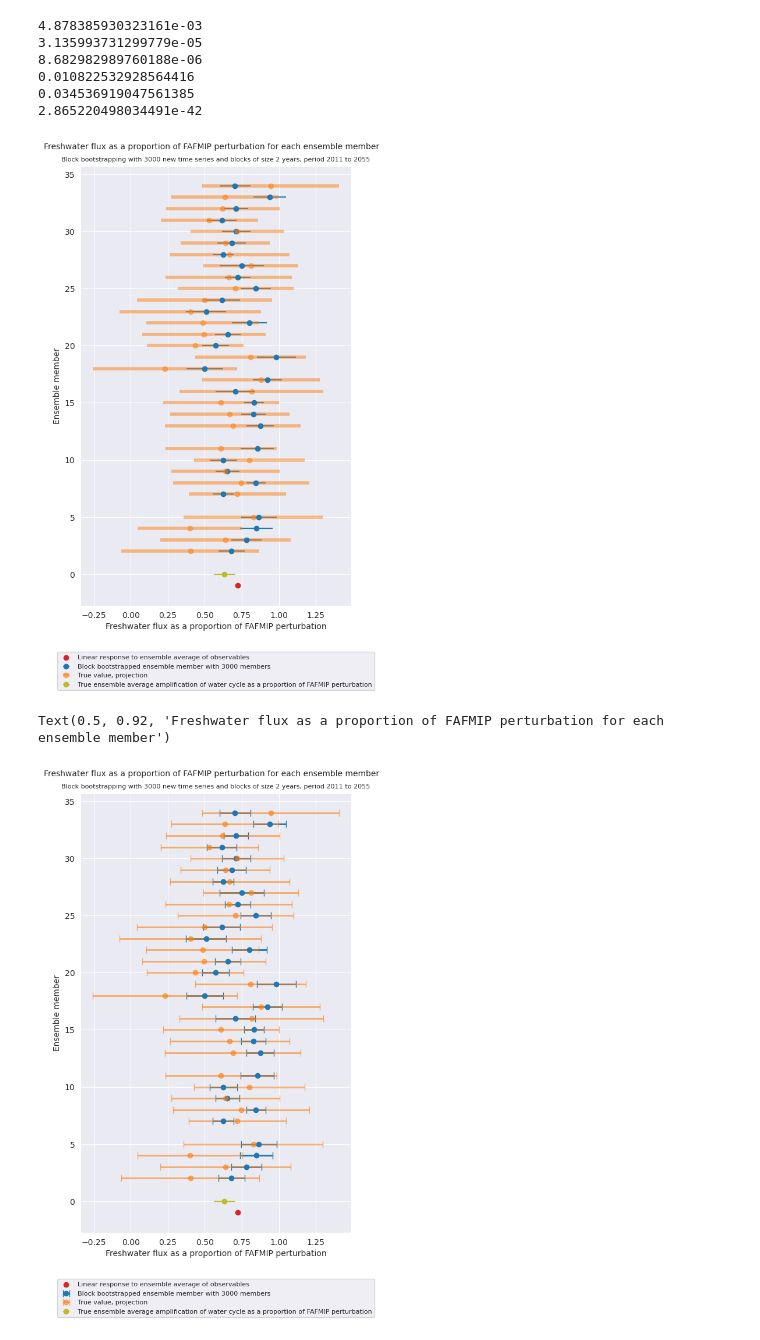
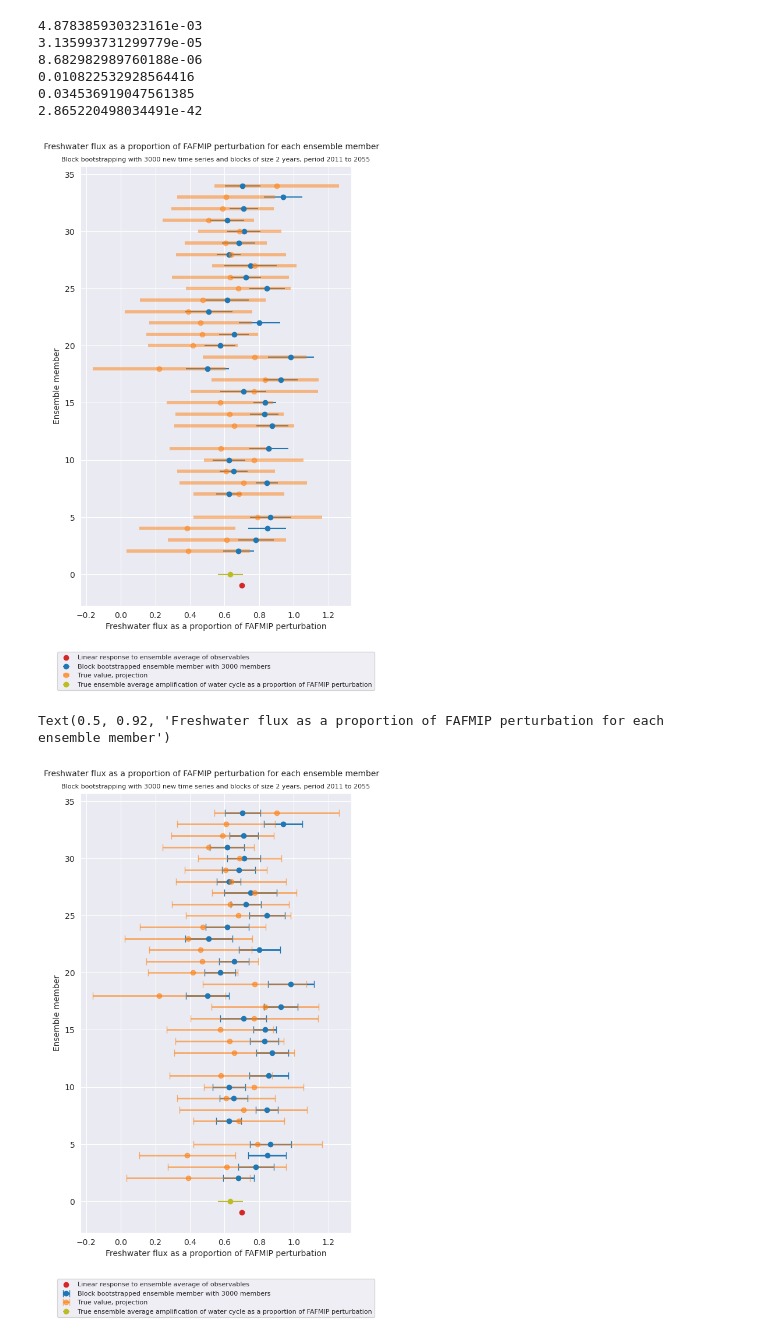
Before and after one commit to aurora-bf/freshwater_flux_linresp, a Jupyter notebook: model_tests/longer_time_series/individual_ensemble_member_CESM_longertimeseries.ipynb, the cells around one changed output. Cells and saved outputs as stored; diff of their text form; code cells hidden in the pictures.

```diff
--- a/model_tests/longer_time_series/individual_ensemble_member_CESM_longertimeseries.ipynb
+++ b/model_tests/longer_time_series/individual_ensemble_member_CESM_longertimeseries.ipynb
@@ -70,9 +70,9 @@ for i in range(0,34):
 
 #unpickle true fluxes from true_freshwater_fluxes.ipynb
 import pickle
-with open(cwd+"/pickled_files/freshwater_fluxes_projection_mean_boot_2011to2055", "rb") as fp:   #Unpickling
+with open(cwd+"/pickled_files/freshwater_fluxes_projection_mean_boot_2011to2055_new", "rb") as fp:   #Unpickling
     mean_boot=pickle.load(fp)
-with open(cwd+"/pickled_files/freshwater_fluxes_projection_std_boot_2011to2055", "rb") as fp:   #Unpickling
+with open(cwd+"/pickled_files/freshwater_fluxes_projection_std_boot_2011to2055_new", "rb") as fp:   #Unpickling
     std_boot=pickle.load(fp)
 
 
@@ -148,27 +148,0 @@ Text(0.5, 0.92, 'Freshwater flux as a proportion of FAFMIP perturbation for each
-# %%
-import seaborn as sns
-import matplotlib as mpl
-sns.set_style(style="darkgrid")
-mpl.rcParams['figure.dpi'] = 100
-
-import matplotlib as mpl
-mpl.rcParams['figure.dpi'] = 100
-fig,ax=plt.subplots(figsize=(6,10))
-plt.errorbar(trend_uncertainty_bootstrap_mean_method1, np.linspace(1,34,34),xerr=trend_uncertainty_bootstrap_std_method1,fmt ='o',
-        color='tab:blue',ms=6, label='Block bootstrapped ensemble member with 3000 members')
-plt.errorbar(mean_boot2, np.linspace(1,34,34),xerr=std_boot2,fmt ='o', color='tab:pink',alpha=0.5,
-        ms=6, elinewidth=4, label='True value, Integration')
-
-ax.set_ylabel('Ensemble member')
-ax.set_xlabel('Freshwater flux as a proportion of FAFMIP perturbation')
-ax.errorbar(0.7694727270083263,0,xerr=0.06289917895354336, color='tab:olive',fmt ='o',
-        ms=6,label='True ensemble average amplification of water cycle as a proportion of FAFMIP perturbation') #this value comes from true_freshwater_fluxes.ipynb
-
-ax.scatter(0.72194552016223886,-1,color='tab:red',label='Linear response to ensemble average of observables') #this value comes from linear_response_CESM_ensemblemean.ipynb
-
-ax.scatter(np.average(trend_uncertainty_bootstrap_mean_method1,weights=trend_uncertainty_bootstrap_std_method1),-2,color='tab:purple',label='Mean of individual ensemble members above')
-ax.scatter(np.average(mean_boot2,weights=std_boot2),-3,color='tab:brown',label='Mean of true response for individual ensemble members above')
-
-ax.legend(loc='lower center',bbox_to_anchor=(0.5,-0.2),fontsize=8)
-plt.title('Block bootstrapping with 3000 new time series and blocks of size 2 years',fontsize=8)
-plt.suptitle('Freshwater flux as a proportion of FAFMIP perturbation for each ensemble member',fontsize=10, y=0.92)
@@ -287,10 +258,10 @@ plt.errorbar(mean_boot, np.linspace(1,34,34),xerr=std_boot,fmt ='o', color='tab:
 
 ax.set_ylabel('Ensemble member')
 ax.set_xlabel('Freshwater flux as a proportion of FAFMIP perturbation')
-ax.errorbar(0.6335444264133464,0,xerr=0.07281838219957282, color='tab:olive',fmt ='o',
+ax.errorbar(6.041795029834073e-01,0,xerr=0.056786976649796275, color='tab:olive',fmt ='o',
         ms=6,label='True ensemble average amplification of water cycle as a proportion of FAFMIP perturbation') #this value comes from true_freshwater_fluxes.ipynb
 
-ax.scatter(0.7219455201622388,-1,color='tab:red',label='Linear response to ensemble average of observables') #this value comes from linear_response_CESM_ensemblemean.ipynb
+ax.scatter(0.6981292172125115,-1,color='tab:red',label='Linear response to ensemble average of observables') #this value comes from linear_response_CESM_ensemblemean.ipynb
 
 #ax.scatter(np.average(trend_uncertainty_bootstrap_mean_method1,weights=trend_uncertainty_bootstrap_std_method1),-2,color='tab:purple',label='Mean of individual ensemble members above')
 #ax.scatter(np.average(mean_boot,weights=std_boot),-3,color='tab:brown',label='Mean of true response for individual ensemble members above')
@@ -301,38 +272,38 @@ plt.suptitle('Freshwater flux as a proportion of FAFMIP perturbation for each en
 mpl.pyplot.savefig('individual_members_projection_longer.png', dpi=500,bbox_inches='tight')
 mpl.pyplot.savefig('future_indiv_ensemble_sig.png', dpi=500,bbox_inches='tight')
 # %% [output]
-[figure, old version]
+[figure, new version]
 # %%
 #same as above except new style
 
 import seaborn as sns
 import matplotlib as mpl
 sns.set_style(style="darkgrid")
 mpl.rcParams['figure.dpi'] = 100
 import matplotlib as mpl
 mpl.rcParams['figure.dpi'] = 100
 fig,ax=plt.subplots(figsize=(6,10))
 plt.errorbar(trend_uncertainty_bootstrap_mean_method1, np.linspace(1,34,34),xerr=trend_uncertainty_bootstrap_std_method1,fmt ='o',
         color='tab:blue',ms=6, elinewidth=2, capsize=4, label='Block bootstrapped ensemble member with 3000 members')
 plt.errorbar(mean_boot, np.linspace(1,34,34),xerr=std_boot,fmt ='o', color='tab:orange',alpha=0.6,
         ms=6, elinewidth=2, capsize=4, label='True value, projection')
 
 ax.set_ylabel('Ensemble member')
 ax.set_xlabel('Freshwater flux as a proportion of FAFMIP perturbation')
-ax.errorbar(0.6335444264133464,0,xerr=0.07281838219957282, color='tab:olive',fmt ='o',
+ax.errorbar(6.041795029834073e-01,0,xerr=0.056786976649796275, color='tab:olive',fmt ='o',
         ms=6,label='True ensemble average amplification of water cycle as a proportion of FAFMIP perturbation') #this value comes from true_freshwater_fluxes.ipynb
 
-ax.scatter(0.7219455201622388,-1,color='tab:red',label='Linear response to ensemble average of observables') #this value comes from linear_response_CESM_ensemblemean.ipynb
+ax.scatter(0.6981292172125115,-1,color='tab:red',label='Linear response to ensemble average of observables') #this value comes from linear_response_CESM_ensemblemean.ipynb
 
 #ax.scatter(np.average(trend_uncertainty_bootstrap_mean_method1,weights=trend_uncertainty_bootstrap_std_method1),-2,color='tab:purple',label='Mean of individual ensemble members above')
 #ax.scatter(np.average(mean_boot,weights=std_boot),-3,color='tab:brown',label='Mean of true response for individual ensemble members above')
 
 ax.legend(loc='lower center',bbox_to_anchor=(0.5,-0.2),fontsize=8)
 plt.title('Block bootstrapping with 3000 new time series and blocks of size 2 years, period 2011 to 2055',fontsize=8)
 plt.suptitle('Freshwater flux as a proportion of FAFMIP perturbation for each ensemble member',fontsize=10, y=0.92)
 # %% [output]
 Text(0.5, 0.92, 'Freshwater flux as a proportion of FAFMIP perturbation for each ensemble member')
-[figure, old version]
+[figure, new version]
 # %%
 #new style and showing only significant but with the blue now the style including model spread
 
```
Also changed, not shown: parts of 5 cells of this notebook, 32 other files.
